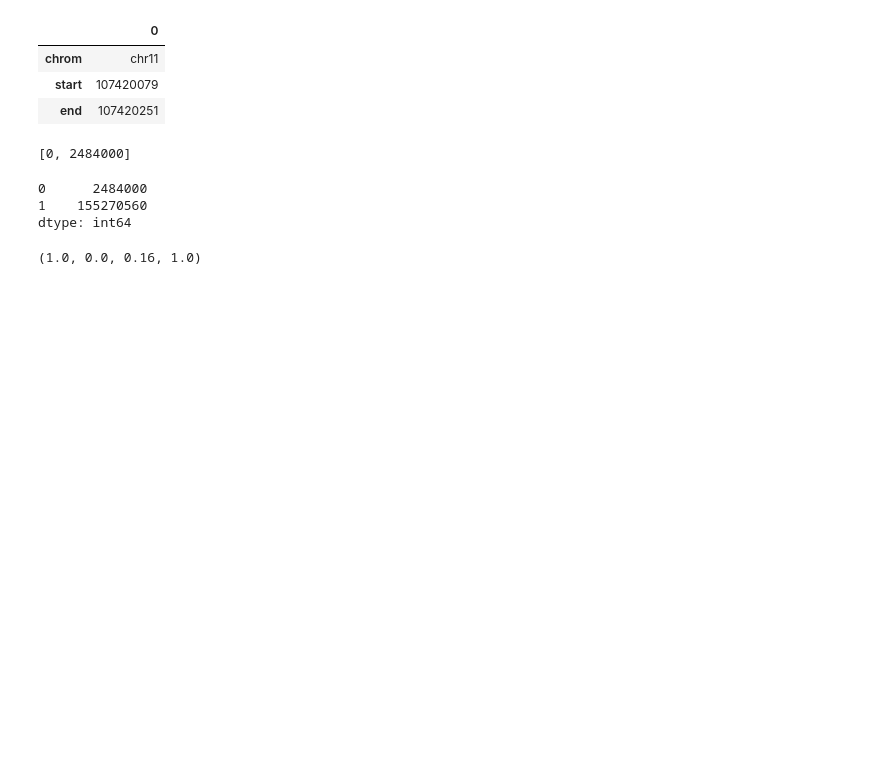
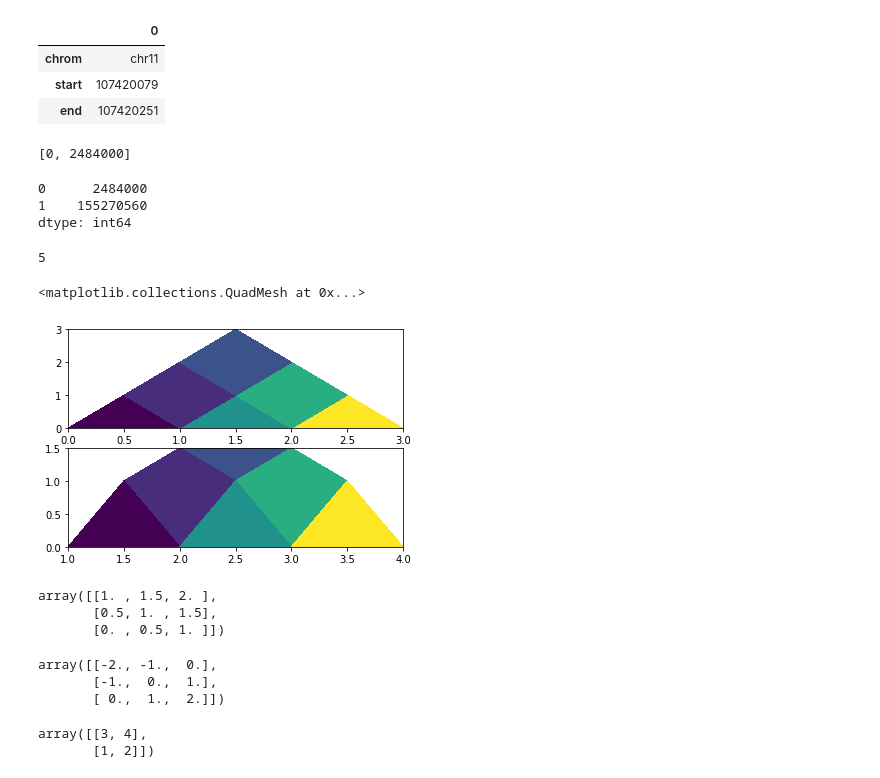
Before and after one commit to WenlongShen/ClusC, a Jupyter notebook: circos.ipynb, the cells around one changed output. Drawn from its saved outputs; the diff is of its cells as text; code cells hidden in the pictures; blank space fills up the shorter version.

```diff
--- a/circos.ipynb
+++ b/circos.ipynb
@@ -114,4 +145,0 @@ scalarMap = cmx.ScalarMappable(norm=cNorm, cmap='gist_rainbow')
-# %%
-scalarMap.to_rgba(0)
-# %% [output]
-(1.0, 0.0, 0.16, 1.0)
@@ -119,0 +146,34 @@ fig.show()
+# %%
+matrix_c.shape[0]
+# %% [output]
+5
+# %%
+import matplotlib.pyplot as plt
+import numpy as np
+fig, axs = plt.subplots(2, 1)
+matrix_c=np.array([[1,2,3],[4,5,6],[7,8,9]])
+n = matrix_c.shape[0]
+t = np.array([[1,0.5],[-1,0.5]])
+A = np.dot(np.array([(i[1],i[0]) for i in itertools.product(range(n,-1,-1),range(0,n+1,1))]),t)
+X = A[:,1].reshape(n+1,n+1)
+Y = A[:,0].reshape(n+1,n+1)
+Y[Y<0]=0
+axs[0].pcolormesh(X,Y,np.flipud(matrix_c))
+
+
+test = [4,3,2,1]
+B = np.dot(np.array([(i[1],i[0]) for i in itertools.product(test[::-1],test)]),t)
+x = B[:,1].reshape(n+1,n+1)
+y = B[:,0].reshape(n+1,n+1)
+y[y<0]=0
+y[y>1.5]=1.5
+axs[1].pcolormesh(x,y,np.fliplr(matrix_c))
+# %% [output]
+<matplotlib.collections.QuadMesh at 0x...>
+[figure, added]
+# %%
+X
+# %% [output]
+array([[1. , 1.5, 2. ],
+       [0.5, 1. , 1.5],
+       [0. , 0.5, 1. ]])
@@ -119,0 +184,11 @@ fig.show()
+# %%
+Y
+# %% [output]
+array([[-2., -1.,  0.],
+       [-1.,  0.,  1.],
+       [ 0.,  1.,  2.]])
+# %%
+np.flipud(matrix_c)
+# %% [output]
+array([[3, 4],
+       [1, 2]])
```
Also changed, not shown: parts of 22 cells of this notebook, 2 other files.
